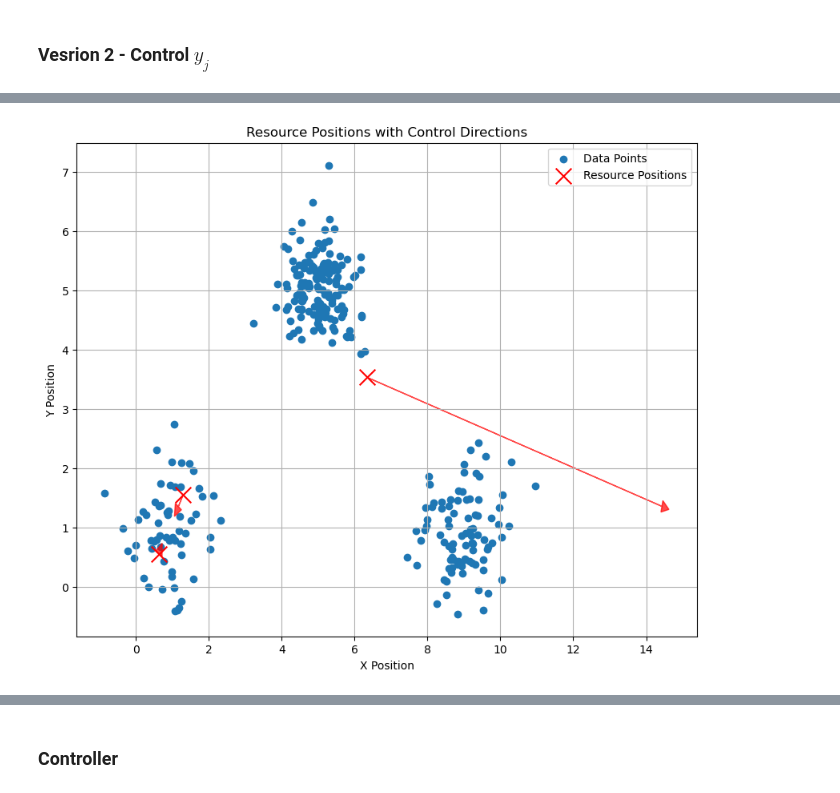
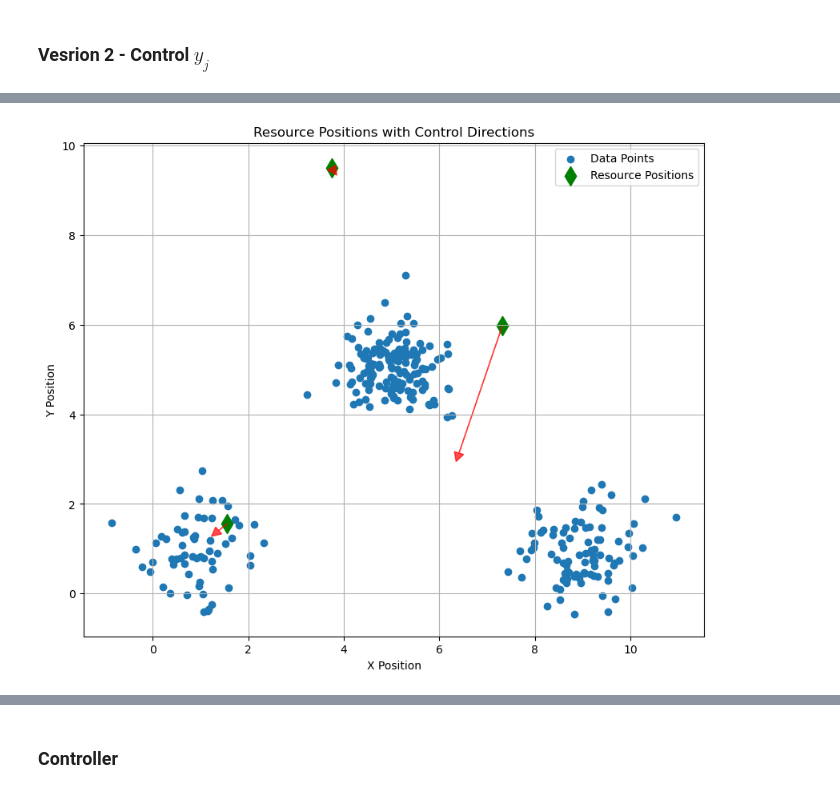
Before and after one commit to alisina75/Constrained-Clustering, a Jupyter notebook: Capacity_Constrained.ipynb, the cells around one changed output, grey strips where cells are left out. Drawn from its saved outputs; the diff is of its cells as text; code cells hidden in the pictures.

```diff
--- a/Capacity_Constrained.ipynb
+++ b/Capacity_Constrained.ipynb
@@ -398,8 +429,8 @@ np.random.seed(42)
 
 # Initialization of the decision variables
 # Y = np.mean(X_init,axis = 0)*np.ones((m,2)) + res * np.random.rand(m,2)
-# Y = 10 * np.random.rand(m,2)
-Y = Y_test
+Y = 10 * np.random.rand(m,2)
+# Y = Y_test
 # %%
 F , Fdot = F_Fdot_clustering(X_init, Y, q, P_ylx, u_y, u_p, u_b, beta)
 # %%
@@ -460,31 +491,31 @@ array([8.8817842e-16])
 # %%
 # Normalize the control vectors to have a length of l
 l = 1
 # u_y_norm = l * u_y_v2.value / np.linalg.norm(u_y_v2.value, axis=1, keepdims=True)
 u_y_norm = u_y_v2.value
 
 # Plot resource positions and control arrows
 plt.figure(figsize=(10, 8))  # Set the size of the plot
 plt.scatter(X_init[:, 0], X_init[:, 1], label='Data Points')
-plt.scatter(Y[:, 0], Y[:, 1], color="red", label="Resource Positions", s=200, marker="x")
+plt.scatter(Y[:, 0], Y[:, 1], color="green", label="Resource Positions", s=150, marker="d")
 
 # Add arrows for control directions
 for i in range(Y.shape[0]):  # Iterate over all resources
     plt.arrow(
         Y[i, 0], Y[i, 1],               # Starting point of the arrow (resource position)
         u_y_norm[i, 0], u_y_norm[i, 1],  # Arrow direction (normalized control vector)
         head_width=0.2, head_length=0.2, fc="red", ec="red", alpha=0.7
     )
 
 # Customize the plot
 plt.title("Resource Positions with Control Directions")
 plt.xlabel("X Position")
 plt.ylabel("Y Position")
 plt.legend()
 plt.grid(True)
 plt.show()
 # %% [output]
-[figure, old version]
+[figure, new version]
 # %%
 u_y_v2.value
 # %% [output]
```
Also changed, not shown: parts of 91 cells of this notebook, 1 other file.
